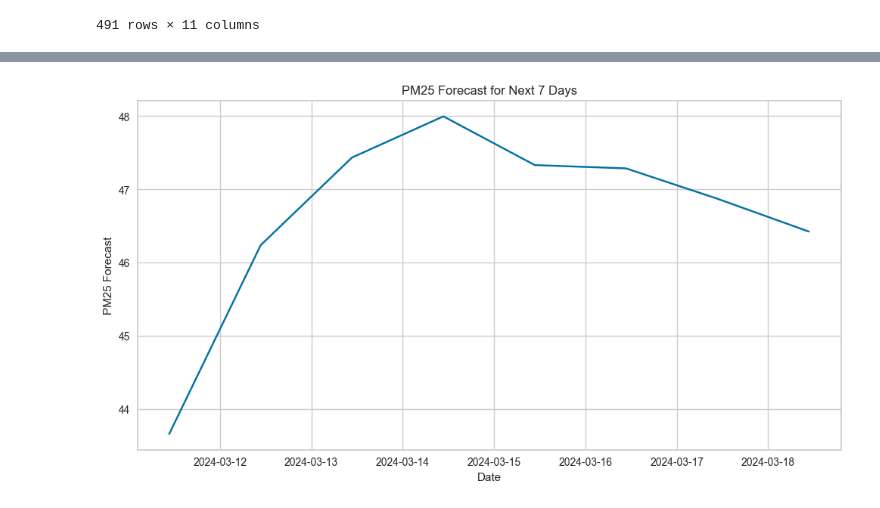
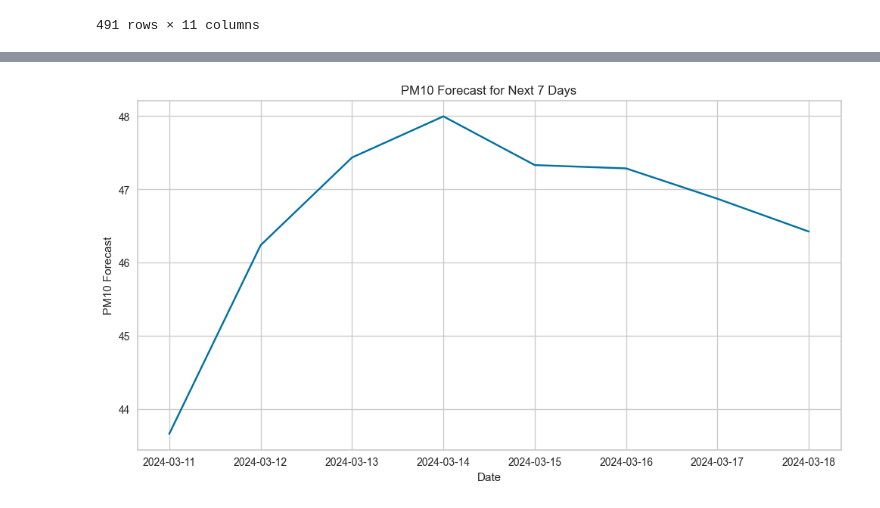
Before and after one commit to jayjiratta/predict_pm2.5, a Jupyter notebook: predict_PM10.ipynb, the cells around one changed output, grey strips where cells are left out. Saved outputs shown, nothing was run; the diff lists cells and outputs as text; code cells hidden in the pictures.

```diff
--- a/predict_PM10.ipynb
+++ b/predict_PM10.ipynb
@@ -128,7 +141,8 @@ bagged_model = ensemble_model(tuned_et_model, n_estimators=20)
 | Std | 0.2672 | 4.3909 | 0.4947 | 0.0357 | 0.0094 | 0.0065 |
 [interactive output not drawn]
 # %%
-start_date = pd.Timestamp.now()
+now = pd.Timestamp.now()
+start_date = now.date()
 end_date = start_date + pd.DateOffset(days=7)
 future_dates = pd.date_range(start=start_date, end=end_date, freq='D')
 # %%
@@ -156,15 +171,15 @@ print(mpdf)
 # %%
 import matplotlib.pyplot as plt
 
 plt.figure(figsize=(12, 6))
 plt.plot(future_dates, predictions['prediction_label'])
 plt.xlabel('Date')
-plt.ylabel('PM25 Forecast')
-plt.title('PM25 Forecast for Next 7 Days')
+plt.ylabel('PM10 Forecast')
+plt.title('PM10 Forecast for Next 7 Days')
 plt.grid(True)
 plt.show()
 # %% [output]
-[figure, old version]
+[figure, new version]
 # %%
 save_model(bagged_model, 'PM10_pipeline')
 load_model('PM10_pipeline')
```
Also changed, not shown: parts of 7 cells of this notebook.
